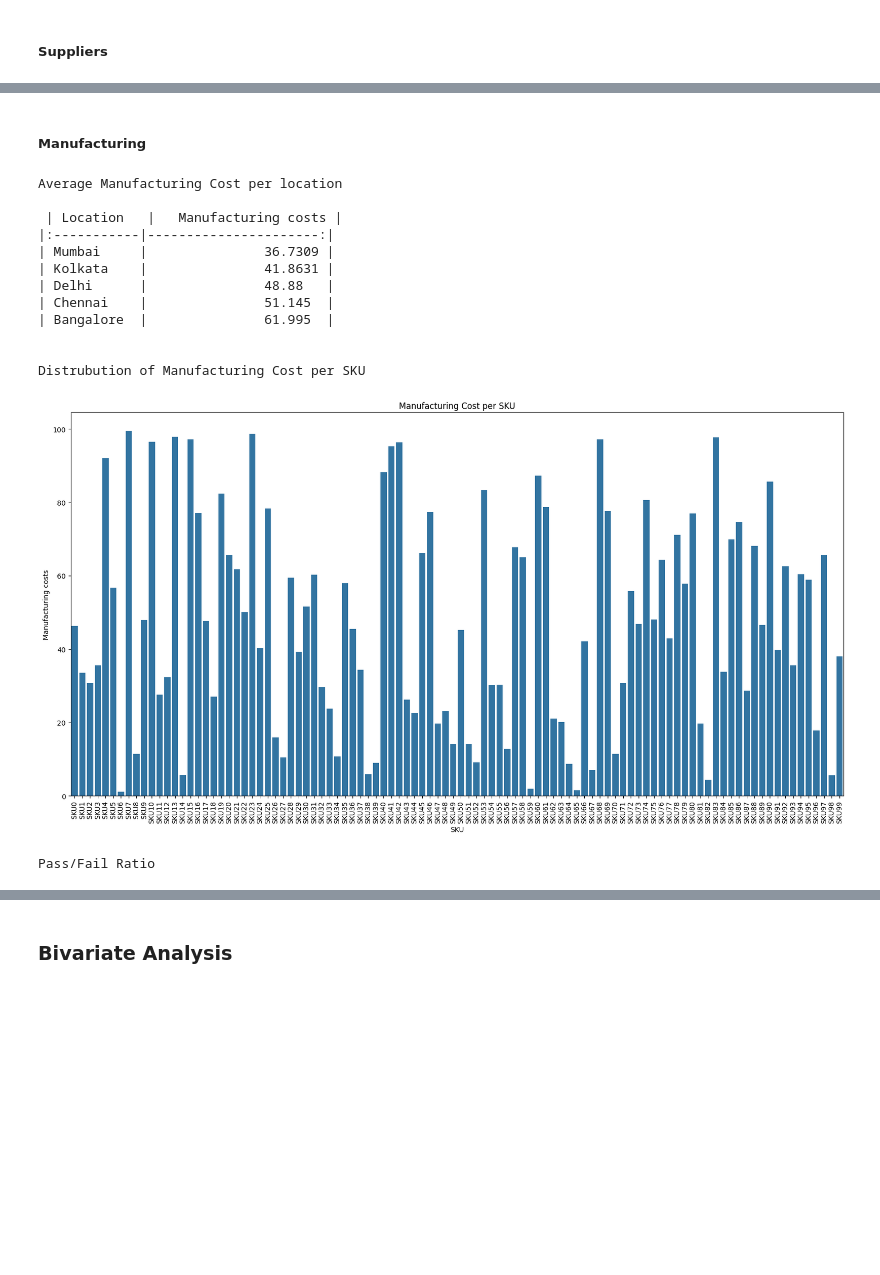
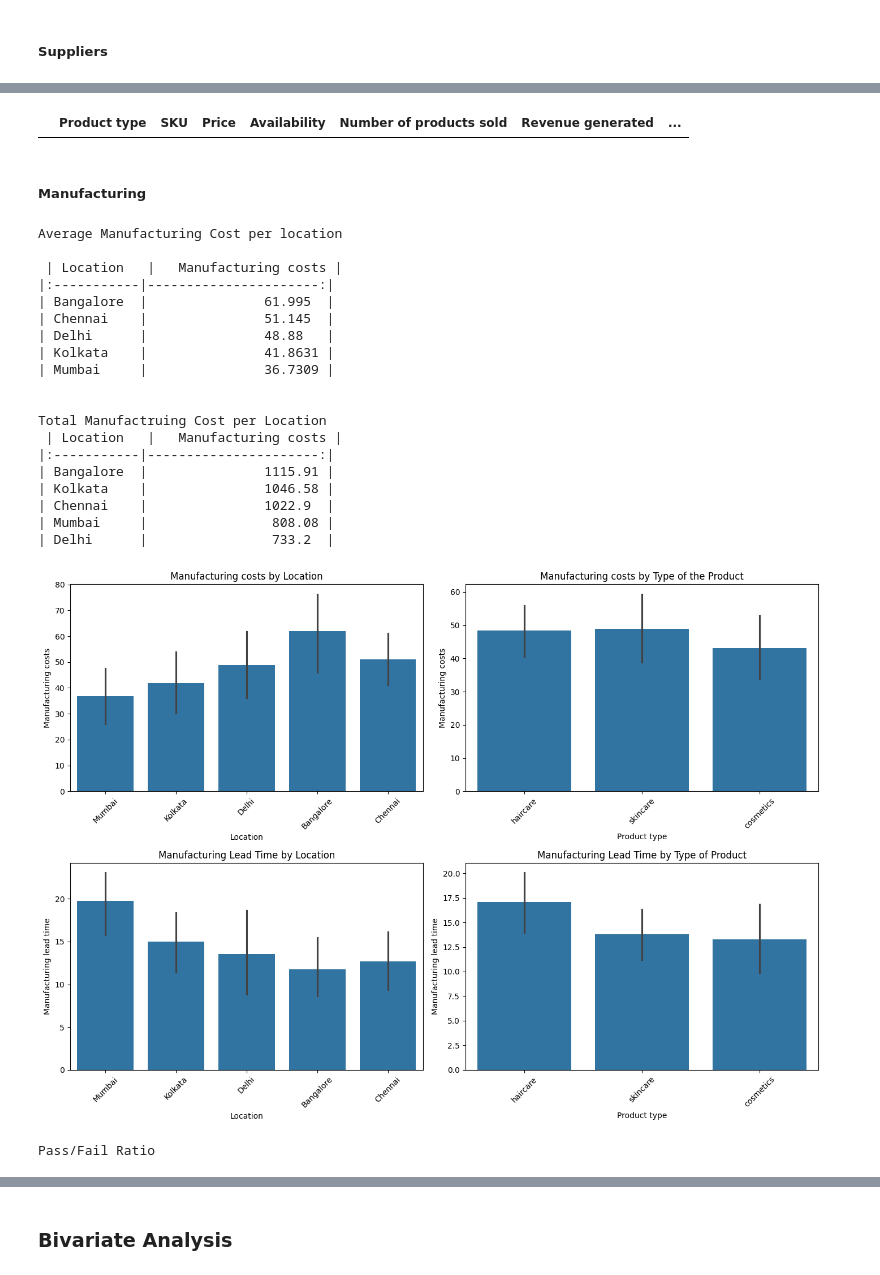
Before and after one commit to vivasvana1/Project-SupplyChain-Optimization, a Jupyter notebook: SupplyChain-Optimization.ipynb, the cells around one changed output, grey strips where cells are left out. Drawn from its saved outputs; the diff is of its cells as text; code cells hidden in the pictures; blank space fills up the shorter version.

```diff
--- a/SupplyChain-Optimization.ipynb
+++ b/SupplyChain-Optimization.ipynb
@@ -351,38 +525,76 @@ plt.show()
+# %%
+manufacturing.head(0)
+manufacturing['Location']=Total['Location']
+Total.head(0)
+# %% [output]
+|  | Product type | SKU | Price | Availability | Number of products sold | Revenue generated | ... |
 # %% [markdown]
 ##### **Manufacturing**
 # %%
 # Manufacturing cost per Location
-mean_manf_cost_per_location=Total.groupby('Location')['Manufacturing costs'].mean().sort_index(ascending=False)
+mean_manf_cost_per_location=Total.groupby('Location')['Manufacturing costs'].mean().sort_values(ascending=False)
 print("Average Manufacturing Cost per location\n\n",mean_manf_cost_per_location.to_markdown(index=True))
 
-#Manufactruing Cost per SKU
-print("\n\nDistrubution of Manufacturing Cost per SKU\n")
-fig = plt.subplots(figsize=(20,10))
-sns.barplot(data=Total, x='SKU', y='Manufacturing costs')
-plt.title('Manufacturing Cost per SKU')
-plt.xticks(rotation=90)
+#Total Manufactruing Cost per Location
+print("\n\nTotal Manufactruing Cost per Location\n",man1.to_markdown())
+
+man1=manufacturing.groupby('Location')['Manufacturing costs'].sum().sort_values(ascending=False)
+
+
+# Lead time distribution
+fig, axes = plt.subplots(2, 2, figsize=(14, 10))  # 2 rows, 2 columns
+
+# Plot 1
+sns.barplot(data=manufacturing, x="Location", y="Manufacturing costs", ax=axes[0, 0])
+axes[0, 0].set_title('Manufacturing costs by Location')
+axes[0, 0].tick_params(axis='x', rotation=45)
+
+# Plot 2
+sns.barplot(data=Total, x='Product type', y='Manufacturing costs', ax=axes[0, 1])
+axes[0, 1].set_title('Manufacturing costs by Type of the Product')
+axes[0, 1].tick_params(axis='x', rotation=45)
+
+# Plot 3
+sns.barplot(data=manufacturing, x="Location", y="Manufacturing lead time", ax=axes[1, 0])
+axes[1, 0].set_title('Manufacturing Lead Time by Location')
+axes[1, 0].tick_params(axis='x', rotation=45)
+
+# Plot 4
+sns.barplot(data=Total, x='Product type', y='Manufacturing lead time', ax=axes[1, 1])
+axes[1, 1].set_title('Manufacturing Lead Time by Type of Product')
+axes[1, 1].tick_params(axis='x', rotation=45)
+
+# Adjust layout
+plt.tight_layout()
 plt.show()
 
 # Pass/Fail Ratio
 print("\n\nPass/Fail Ratio\n")
 inspect_results = manufacturing['Inspection results'].value_counts()
 inspect_results.plot(kind='pie', autopct='%1.1f%%', startangle=90)
 plt.title('Inspection Pass/Fail Rates')
 plt.ylabel('')
 plt.show()
 # %% [output]
 Average Manufacturing Cost per location
 
  | Location   |   Manufacturing costs |
 |:-----------|----------------------:|
+| Bangalore  |               61.995  |
+| Chennai    |               51.145  |
+| Delhi      |               48.88   |
+| Kolkata    |               41.8631 |
 | Mumbai     |               36.7309 |
-| Kolkata    |               41.8631 |
-| Delhi      |               48.88   |
-| Chennai    |               51.145  |
-| Bangalore  |               61.995  |
 
 
-Distrubution of Manufacturing Cost per SKU
+Total Manufactruing Cost per Location
+ | Location   |   Manufacturing costs |
+|:-----------|----------------------:|
+| Bangalore  |               1115.91 |
+| Kolkata    |               1046.58 |
+| Chennai    |               1022.9  |
+| Mumbai     |                808.08 |
+| Delhi      |                733.2  |
-[figure, old version]
+[figure, new version]
 Pass/Fail Ratio
 [figure]
```
Also changed, not shown: parts of 40 cells of this notebook.
